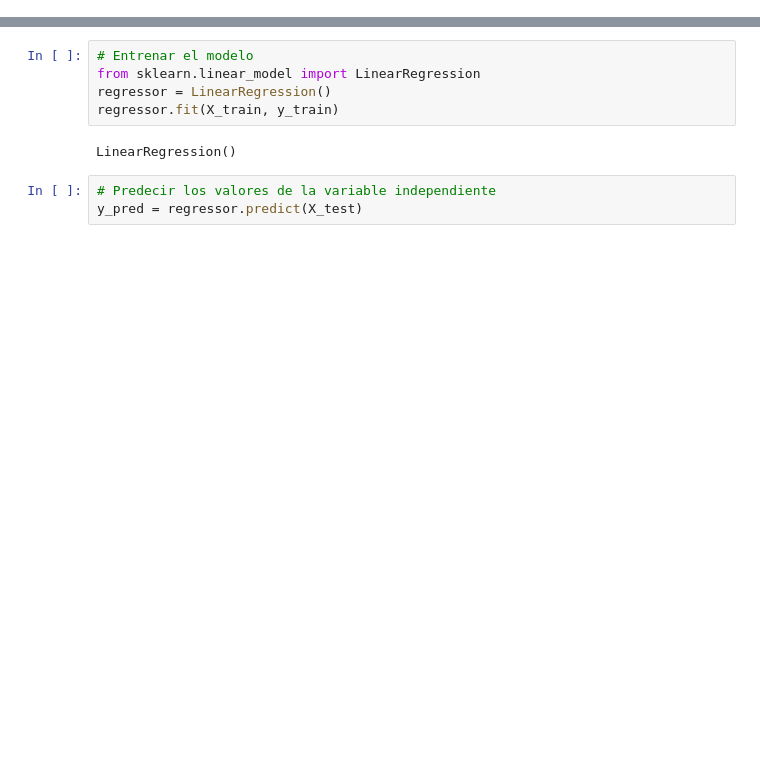
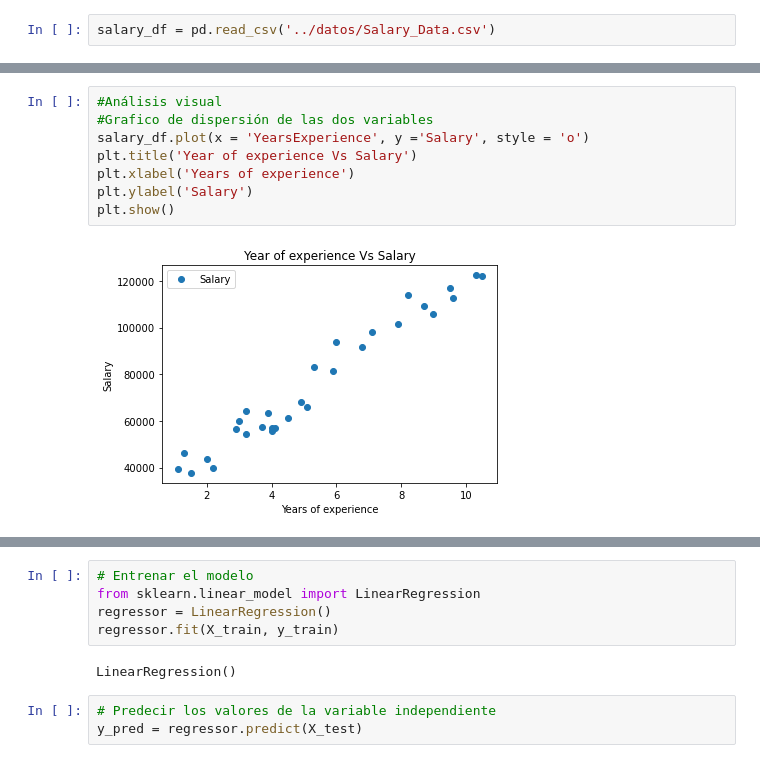
Before and after one commit to JmaldonadoRdV/Apuntes, a Jupyter notebook: Algoritmos basicos/Regression.ipynb, the cells around one changed output, grey strips where cells are left out. Saved outputs shown, nothing was run; the diff lists cells and outputs as text; blank space fills up the shorter version.

```diff
--- a/Algoritmos basicos/Regression.ipynb
+++ b/Algoritmos basicos/Regression.ipynb
@@ -7,0 +16,2 @@ import pandas as pd
+# %%
+salary_df = pd.read_csv('../datos/Salary_Data.csv')
@@ -7,0 +38,10 @@ import pandas as pd
+# %%
+#Análisis visual
+#Grafico de dispersión de las dos variables
+salary_df.plot(x = 'YearsExperience', y ='Salary', style = 'o')
+plt.title('Year of experience Vs Salary')
+plt.xlabel('Years of experience')
+plt.ylabel('Salary')
+plt.show()
+# %% [output]
+[figure, added]
```
Also changed, not shown: parts of 18 cells of this notebook.
